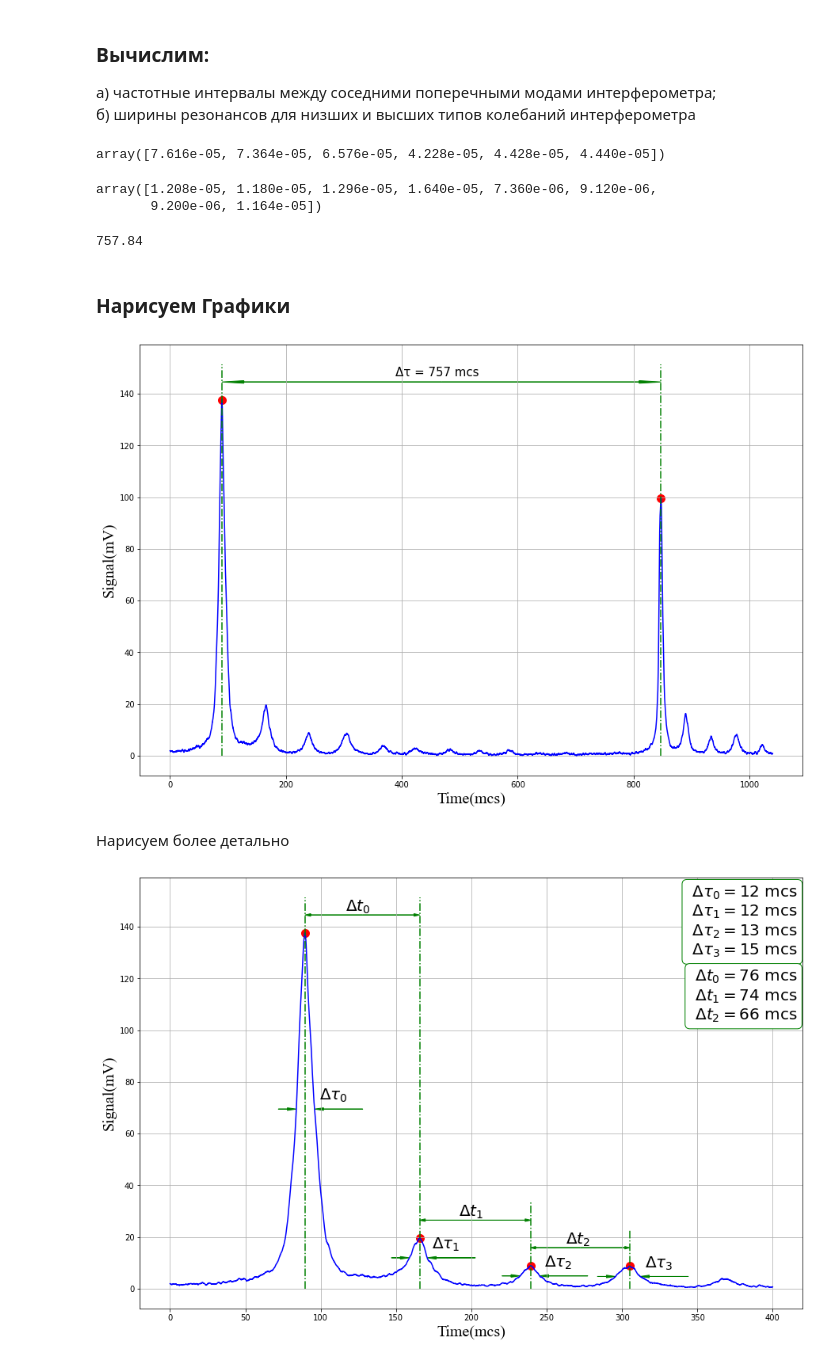
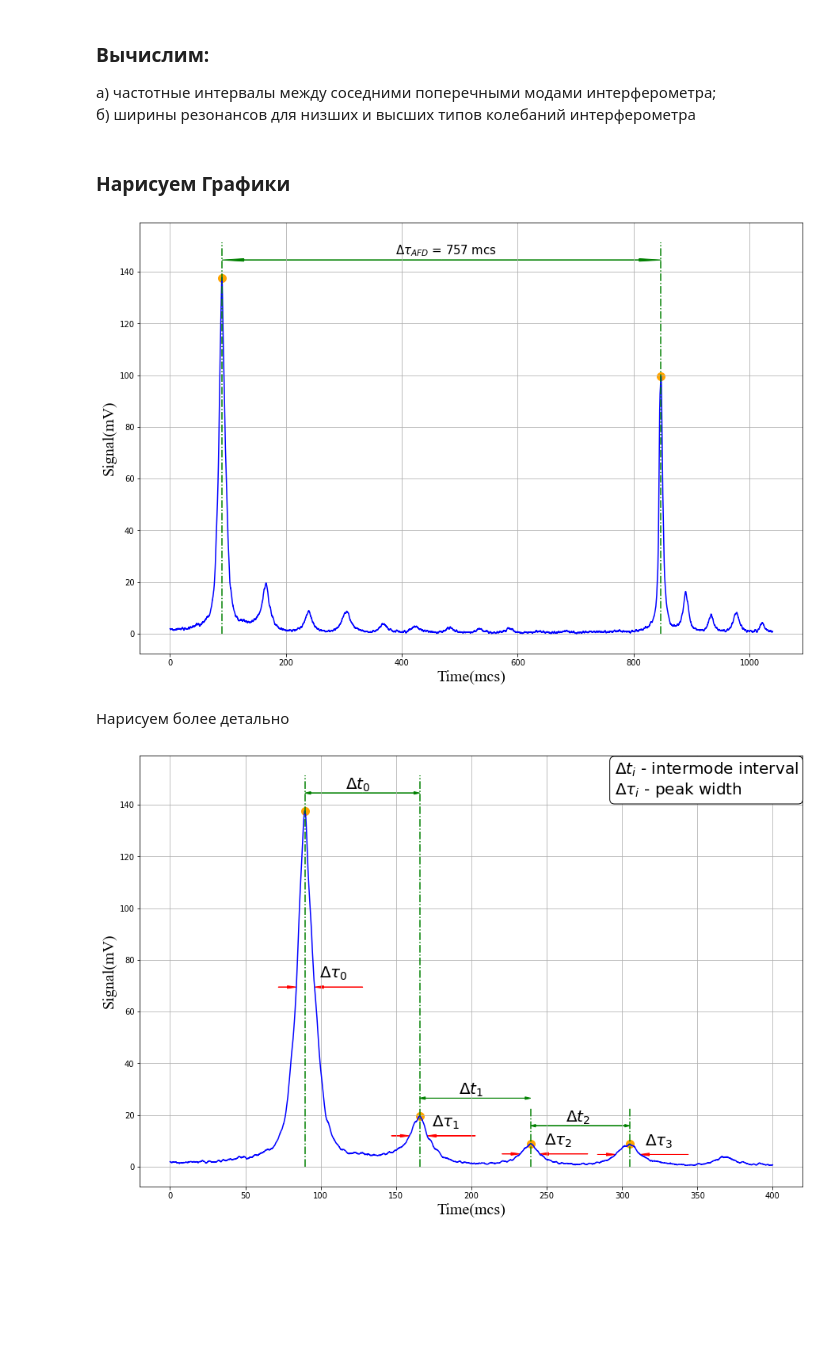
Before and after one commit to starosta39/laboratory_work, a Jupyter notebook: open_optical_resonator/Open_optical_resonator.ipynb, the cells around one changed output. Drawn from its saved outputs; the diff is of its cells as text; code cells hidden in the pictures; blank space fills up the shorter version.

```diff
--- a/open_optical_resonator/Open_optical_resonator.ipynb
+++ b/open_optical_resonator/Open_optical_resonator.ipynb
@@ -307,22 +333,16 @@ right_coord_indx_full_agr_crop = np.round(right_coord_indx_full_agr_crop).astype
 # %%
 # частотные интервалы между соседними поперечными модами интерферометра
 freq_interval_full_agr = np.diff(max_time_full_agr_filtred_crop) * alpha
+tau_freq_interval_full_agr = np.diff(max_time_full_agr_filtred_crop)
 freq_interval_full_agr = np.delete(freq_interval_full_agr, 3)
-np.delete(np.diff(max_time_full_agr_filtred_crop),3)
+tau_freq_interval_full_agr = np.delete(tau_freq_interval_full_agr, 3)
-# %% [output]
-array([7.616e-05, 7.364e-05, 6.576e-05, 4.228e-05, 4.428e-05, 4.440e-05])
 # %%
 # ширины резонансов для низших и высших типов колебаний интерферометра
 peak_width_full_agr_crop = calc_width(left_coord_indx_full_agr_crop, right_coord_indx_full_agr_crop, time_full_agr_crop) * alpha
+peak_width_full_agr_crop = calc_width(left_coord_indx_full_agr_crop, right_coord_indx_full_agr_crop, time_full_agr_crop)
-# %% [output]
-array([1.208e-05, 1.180e-05, 1.296e-05, 1.640e-05, 7.360e-06, 9.120e-06,
-       9.200e-06, 1.164e-05])
 # %%
 # Область свободной дисперсии
 AFD_full_agr = max_time_full_agr_filtred_crop[4] - max_time_full_agr_filtred_crop[0]
-AFD_full_agr * 1e+6
-# %% [output]
-757.84
 # %% [markdown]
 ### Нарисуем Графики
 # %%
@@ -343,16 +363,16 @@ ax = fig.add_subplot(1,1,1)
 ax.plot(time_full_agr_crop * time_coef, signal_oor_full_agr_filtred_crop * ampl_coef , c = 'blue')
 ax.set_xlabel('Time(mcs)',{'fontname':'Times New Roman'},fontweight='light',color='k', fontsize=20)
 ax.set_ylabel("Signal(mV)",{'fontname':'Times New Roman'},fontweight='light',color='k', fontsize=20)
-ax.text(tau_centre * time_coef, tau_high * ampl_coef, "Δτ = 757 mcs",fontsize = 15)
+ax.text(tau_centre * time_coef, tau_high * ampl_coef, "$Δτ_{AFD}$ = 757 mcs",fontsize = 15)
 ax.scatter(
             time_full_agr_crop[max_ind_full_agr_filtred_crop[0]] * time_coef,
             signal_oor_full_agr_filtred_crop[max_ind_full_agr_filtred_crop[0]] * ampl_coef,
-            color='red', s=100, marker='o'
+            color="orange", s=100, marker='o'
             )
 ax.scatter(
             time_full_agr_crop[max_ind_full_agr_filtred_crop[4]] * time_coef,
             signal_oor_full_agr_filtred_crop[max_ind_full_agr_filtred_crop[4]] * ampl_coef,
-            color='red', s=100, marker='o'
+            color="orange", s=100, marker='o'
             )
 ax.vlines(
             time_full_agr_crop[max_ind_full_agr_filtred_crop[0]]* time_coef,
@@ -373,7 +393,7 @@ ax.arrow(
 ax.grid()
 plt.savefig(save_path + "\\" + "full_agr_AFD.jpg")
 # %% [output]
-[figure, old version]
+[figure, new version]
 # %% [markdown]
 Нарисуем более детально
 # %%
@@ -410,32 +430,24 @@ ax.plot(
         time_full_agr_crop[l_range:r_range] * time_coef,
         signal_oor_full_agr_filtred_crop[l_range:r_range] * ampl_coef , c = 'blue'
         )
-
 box = {'facecolor':'white',
-       'edgecolor': 'green',
+       'edgecolor': 'black',
        'boxstyle': 'round'}
 
-ax.text(343, 129, (' $Δτ_{0} = 12$ mcs\n $Δτ_{1} = 12$ mcs\n $Δτ_{2} = 13$ mcs\n $Δτ_{3} = 15$ mcs'),
+ax.text(295, 144, ('$Δt_{i}$ - intermode interval\n$Δτ_{i}$ - peak width '),
         bbox = box,
         color = 'black',
         fontsize = 20)
 
-box = {'facecolor':'white',
-       'edgecolor': 'green',
-       'boxstyle': 'round'}
 
-ax.text(345, 104, (' $Δt_{0} = 76$ mcs\n $Δt_{1} = 74$ mcs\n $Δt_{2} = 66$ mcs'),
-        bbox = box,
-        color = 'black',
-        fontsize = 20)
 for i in range(4):
     ax.arrow(
              arrow_params[0][i] * time_coef,  arrow_params[7][i] * ampl_coef, + arrow_params[1][i] * time_coef, 0,
-             head_width=arrow_head_width * ampl_coef, head_length=arrow_params[6][i] * time_coef, color = 'g'
+             head_width=arrow_head_width * ampl_coef, head_length=arrow_params[6][i] * time_coef, color = 'r'
             )
     ax.arrow(
              arrow_params[2][i] * time_coef,  arrow_params[7][i] * ampl_coef, -arrow_params[3][i] * time_coef, 0,
-             head_width=arrow_head_width * ampl_coef, head_length=arrow_params[6][i] * time_coef, color = 'g'
+             head_width=arrow_head_width * ampl_coef, head_length=arrow_params[6][i] * time_coef, color = 'r'
             )
 #     ax.hlines(
 #             arrow_params[7][i] * ampl_coef, xmin = arrow_params[4][i] * time_coef,
@@ -443,32 +455,32 @@ for i in range(4):
 #             )
     const = str(
                 round((time_full_agr_crop[right_coord_indx_full_agr_crop[i]] -
                 time_full_agr_crop[left_coord_indx_full_agr_crop[i]] )* time_coef)
                 )
     ax.scatter(
             time_full_agr_crop[max_ind_full_agr_filtred_crop[i]] * time_coef,
             signal_oor_full_agr_filtred_crop[max_ind_full_agr_filtred_crop[i]] * ampl_coef,
-            color='red', s=100, marker='o'
+            color='orange', s=100, marker='o'
             )
 
     ax.vlines(vlines_params[i][0] * time_coef, ymin = vlines_params[i][1] * ampl_coef,
             ymax = vlines_params[i][2] * ampl_coef, color = 'green', linestyles = 'dashdot'
             )
     ax.text(arrow_params[8][i] * time_coef, arrow_params[9][i] * ampl_coef, "$Δτ_{0}$".format(str(i)), fontsize = 20)
 for i in range(3):
     ax.arrow(
              arrow_params_2[i][0] * time_coef,  arrow_params_2[i][1] * ampl_coef, + arrow_params_2[i][2] * time_coef, 0,
              head_width=arrow_head_width * ampl_coef, head_length=arrow_params_2[i][3] * time_coef, color = 'g'
             )
     ax.arrow(
              arrow_params_2[i][0] * time_coef,  arrow_params_2[i][1] * ampl_coef, -arrow_params_2[i][2] * time_coef, 0,
              head_width=arrow_head_width * ampl_coef, head_length=arrow_params_2[i][3] * time_coef, color = 'g'
             )
 
     ax.text(arrow_params_2[i][4] * time_coef, arrow_params_2[i][5] * ampl_coef, "$Δt_{0}$".format(str(i)), fontsize = 20)
 ax.grid()
 ax.set_xlabel('Time(mcs)',{'fontname':'Times New Roman'},fontweight='light',color='k', fontsize=20)
 ax.set_ylabel("Signal(mV)",{'fontname':'Times New Roman'},fontweight='light',color='k', fontsize=20)
 plt.savefig(save_path + "\\" + "full_agr_widths.jpg")
 # %% [output]
-[figure, old version]
+[figure, new version]
```
Also changed, not shown: parts of 69 cells of this notebook, 8 other files.
